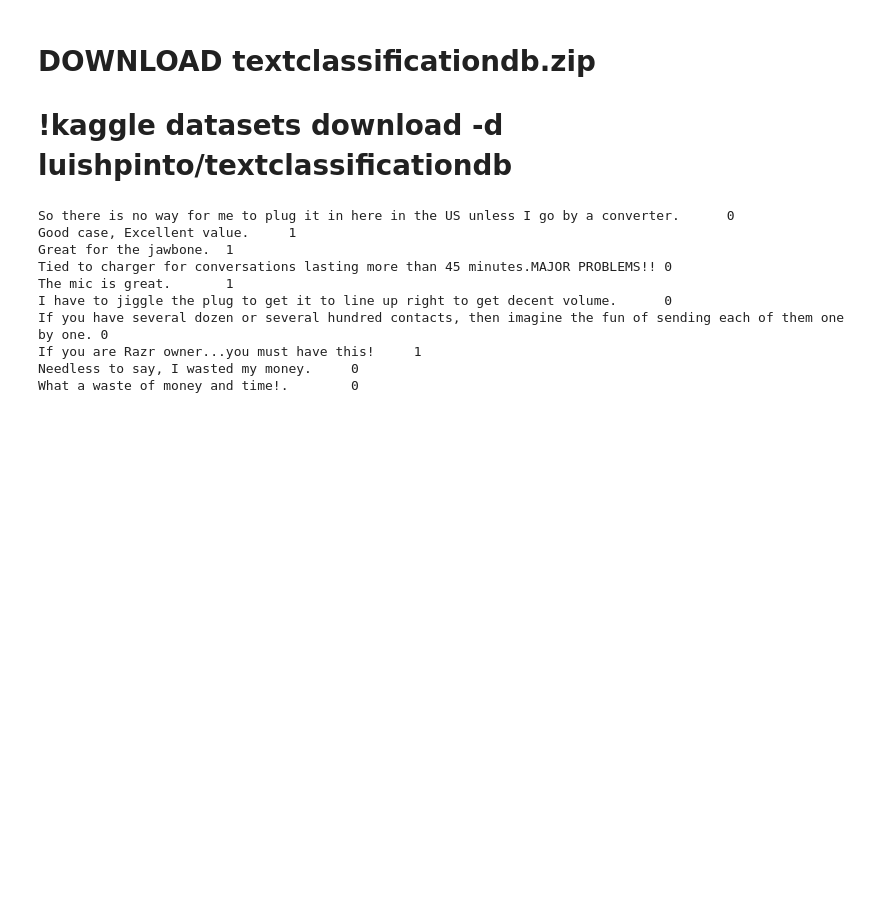
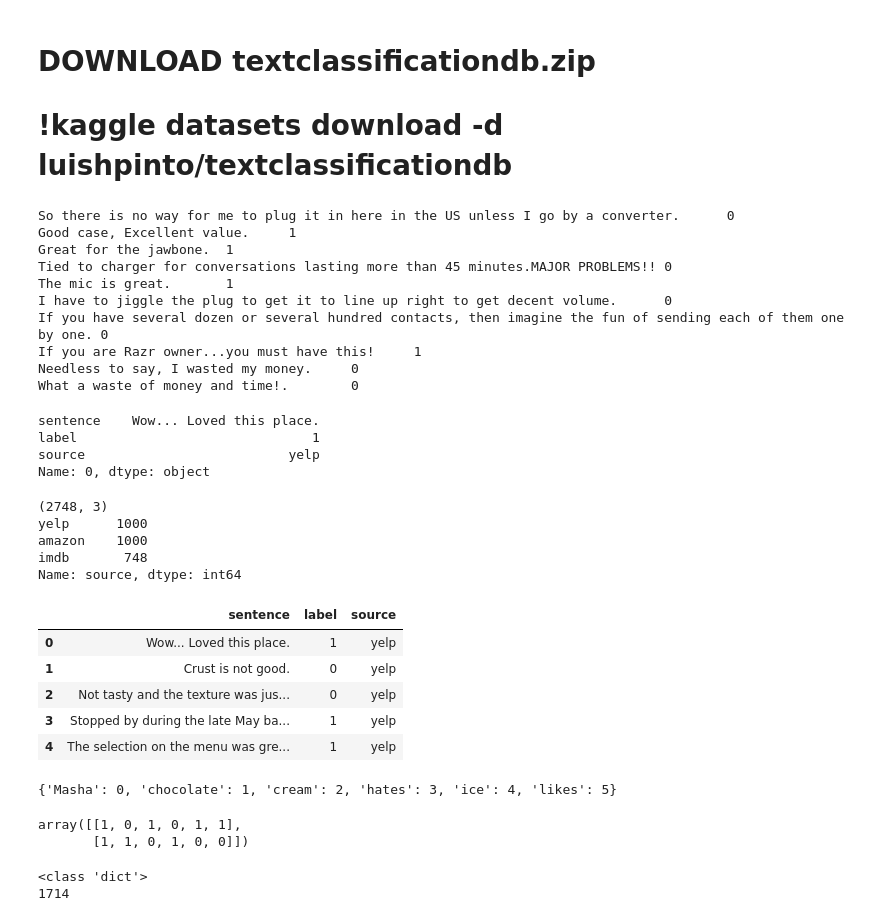
Before and after one commit to ftk1000/colab_demos, a Jupyter notebook: kaggle_data_to_colab.ipynb, the cells around one changed output. Drawn from its saved outputs; the diff is of its cells as text; code cells hidden in the pictures; blank space fills up the shorter version.

```diff
--- a/kaggle_data_to_colab.ipynb
+++ b/kaggle_data_to_colab.ipynb
@@ -160,3 +160,60 @@ If you have several dozen or several hundred contacts, then imagine the fun of s
 If you are Razr owner...you must have this!     1
 Needless to say, I wasted my money.     0
 What a waste of money and time!.        0
+# %%
+# https://www.kaggle.com/zurman/text-classification-with-python-and-keras/edit
+import pandas as pd
+
+filepath_dict = {'yelp':   'yelp_labelled.txt', #../input/sentiment labelled sentences/sentiment labelled sentences/
+                 'amazon': 'amazon_cells_labelled.txt',
+                 'imdb':   'imdb_labelled.txt'}
+
+df_list = []
+for source, filepath in filepath_dict.items():
+    df = pd.read_csv(filepath, names=['sentence', 'label'], sep='\t')
+    df['source'] = source  # Add another column filled with the source name
+    df_list.append(df)
+# df_list
+# %%
+df = pd.concat(df_list)
+df.iloc[0]
+# %% [output]
+sentence    Wow... Loved this place.
+label                              1
+source                          yelp
+Name: 0, dtype: object
+# %%
+print(df.shape)
+print(df['source'].value_counts())
+df.head()
+# %% [output]
+(2748, 3)
+yelp      1000
+amazon    1000
+imdb       748
+Name: source, dtype: int64
+|  | sentence | label | source |
+| 0 | Wow... Loved this place. | 1 | yelp |
+| 1 | Crust is not good. | 0 | yelp |
+| 2 | Not tasty and the texture was jus... | 0 | yelp |
+| 3 | Stopped by during the late May ba... | 1 | yelp |
+| 4 | The selection on the menu was gre... | 1 | yelp |
+# %%
+# Now use the CountVectorizer provided by the scikit-learn library to vectorize sentences.
+# It takes the words of each sentence and creates a vocabulary of all the unique words in the sentences.
+# This vocabulary can then be used to create a feature vector of the count of the words:
+
+import sklearn
+from sklearn.feature_extraction.text import CountVectorizer
+
+sentences = ['Masha likes ice cream', 'Masha hates chocolate.']
+vectorizer = CountVectorizer(min_df=0, lowercase=False)
+vectorizer.fit(sentences)
+vectorizer.vocabulary_
+# %% [output]
+{'Masha': 0, 'chocolate': 1, 'cream': 2, 'hates': 3, 'ice': 4, 'likes': 5}
+# %%
+vectorizer.transform(sentences).toarray()
+# %% [output]
+array([[1, 0, 1, 0, 1, 1],
+       [1, 1, 0, 1, 0, 0]])
@@ -162,0 +241,11 @@ What a waste of money and time!.        0
+# %%
+# print(X_train)
+print(type(vectorizer.vocabulary_))
+print(len(vectorizer.vocabulary_))
+
+
+vocab = vectorizer.vocabulary_
+# print(vectorizer.vocabulary_[0])
+# %% [output]
+<class 'dict'>
+1714
```
Also changed, not shown: parts of 4 cells of this notebook.
